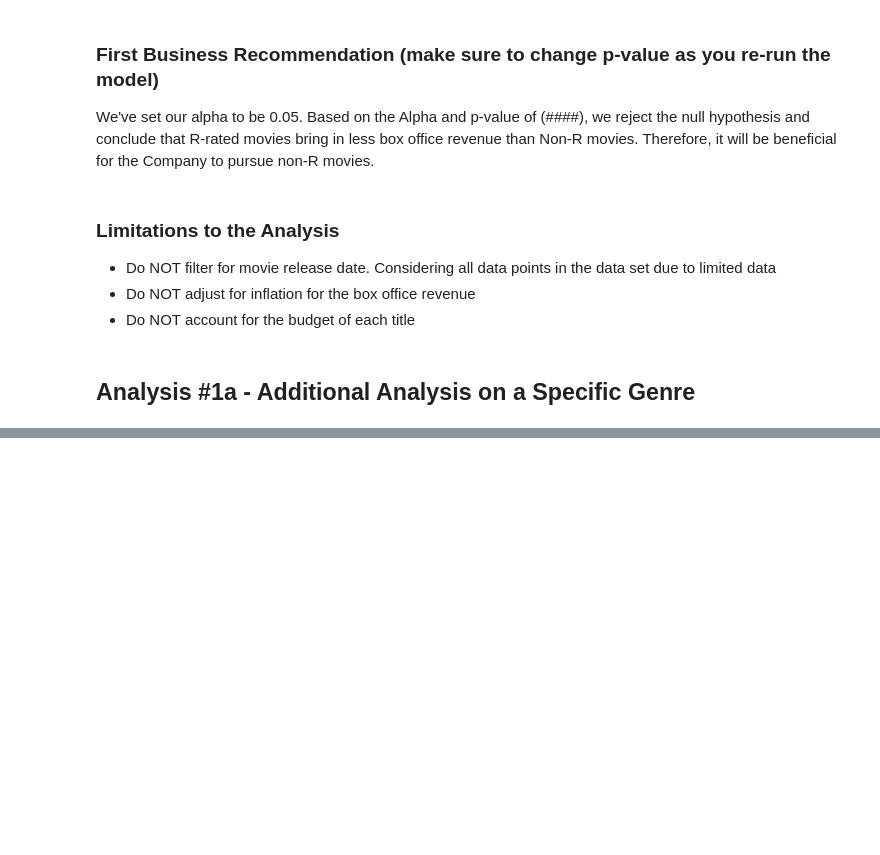
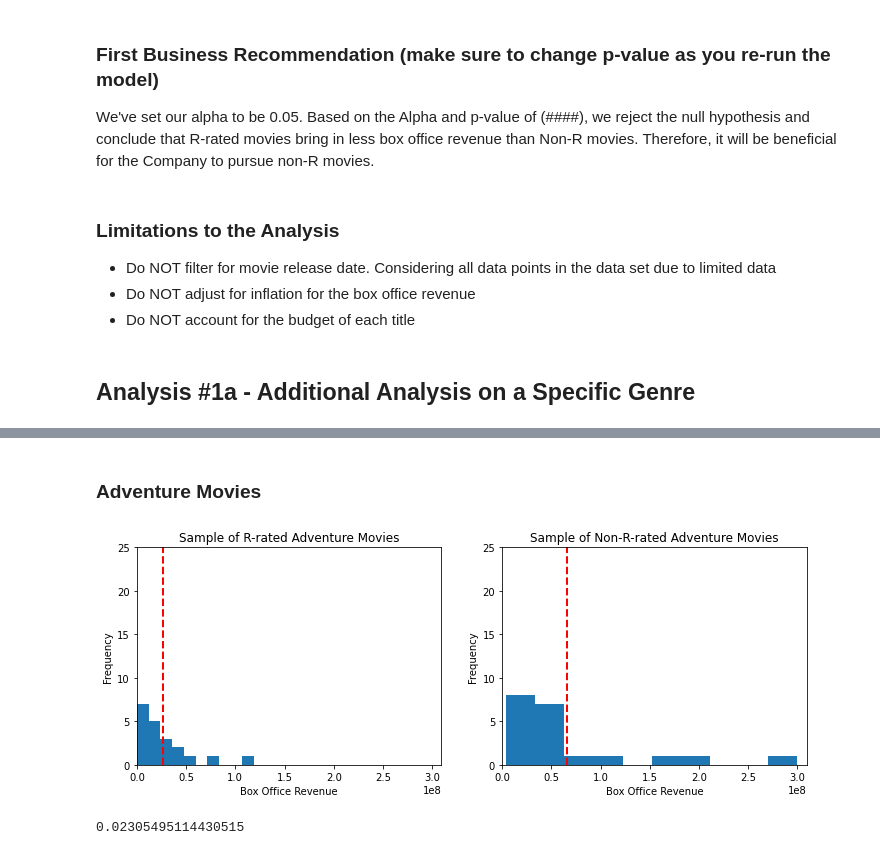
Before and after one commit to sangwon224/Movie_Studio_Strategy_Recommendation, a Jupyter notebook: Movie_Studio_Strategy_Recommendation.ipynb, the cells around one changed output, grey strips where cells are left out. Drawn from its saved outputs; the diff is of its cells as text; code cells hidden in the pictures; blank space fills up the shorter version.

```diff
--- a/Movie_Studio_Strategy_Recommendation.ipynb
+++ b/Movie_Studio_Strategy_Recommendation.ipynb
@@ -209,0 +222,52 @@ pvalue
+# %% [markdown]
+### Adventure Movies
+# %%
+# R Adventure movies vs Non-R Adventure movies
+R_Adventure = movie_info_df[(movie_info_df['genre'].str.contains('Adventure'))
+                         & (movie_info_df['rating'] == 'R')]['box_office_clean'].values
+Non_R_Adventure = movie_info_df[(movie_info_df['genre'].str.contains('Adventure'))
+                             & (movie_info_df['rating'] == 'Non-R')]['box_office_clean'].values
+# %%
+#Taking samples
+R_Adventure_sample = np.random.choice(R_Adventure, size=20, replace=False)
+Non_R_Adventure_sample = np.random.choice(Non_R_Adventure, size=20, replace=False)
+# %%
+R_Adventure_sample_mean = R_Adventure_sample.mean()
+Non_R_Adventure_sample_mean = Non_R_Adventure_sample.mean()
+# %%
+# Visualization
+fig, (ax1, ax2) = plt.subplots(1, 2, figsize=(12, 4))
+
+bin_size = 10
+
+ax1.set_title('Sample of R-rated Adventure Movies')
+ax1.set_xlabel('Box Office Revenue')
+ax1.set_ylabel('Frequency')
+ax1.hist(R_Adventure_sample, bins = bin_size)
+
+ax1.axvline(x=R_Adventure_sample_mean, color='red', linestyle='--', linewidth=2, label='Mean')
+
+ax2.set_title('Sample of Non-R-rated Adventure Movies')
+ax2.set_xlabel('Box Office Revenue')
+ax2.set_ylabel('Frequency')
+ax2.hist(Non_R_Adventure_sample, bins = bin_size)
+
+ax2.axvline(x=Non_R_Adventure_sample_mean, color='red', linestyle='--', linewidth=2, label='Mean')
+
+max_x = max(max(R_Adventure_sample), max(Non_R_Adventure_sample)) + 10000000
+max_y = 25
+
+ax1.set_xlim(0, max_x)
+ax1.set_ylim(0, max_y)
+ax2.set_xlim(0, max_x)
+ax2.set_ylim(0, max_y)
+
+plt.show();
+# %% [output]
+[figure, added]
+# %%
+#Two sample t-test
+pvalue = stats.ttest_ind(R_Adventure_sample, Non_R_Adventure_sample, equal_var = False).pvalue / 2
+pvalue
+# %% [output]
+0.02305495114430515
```
Also changed, not shown: parts of 8 cells of this notebook.
